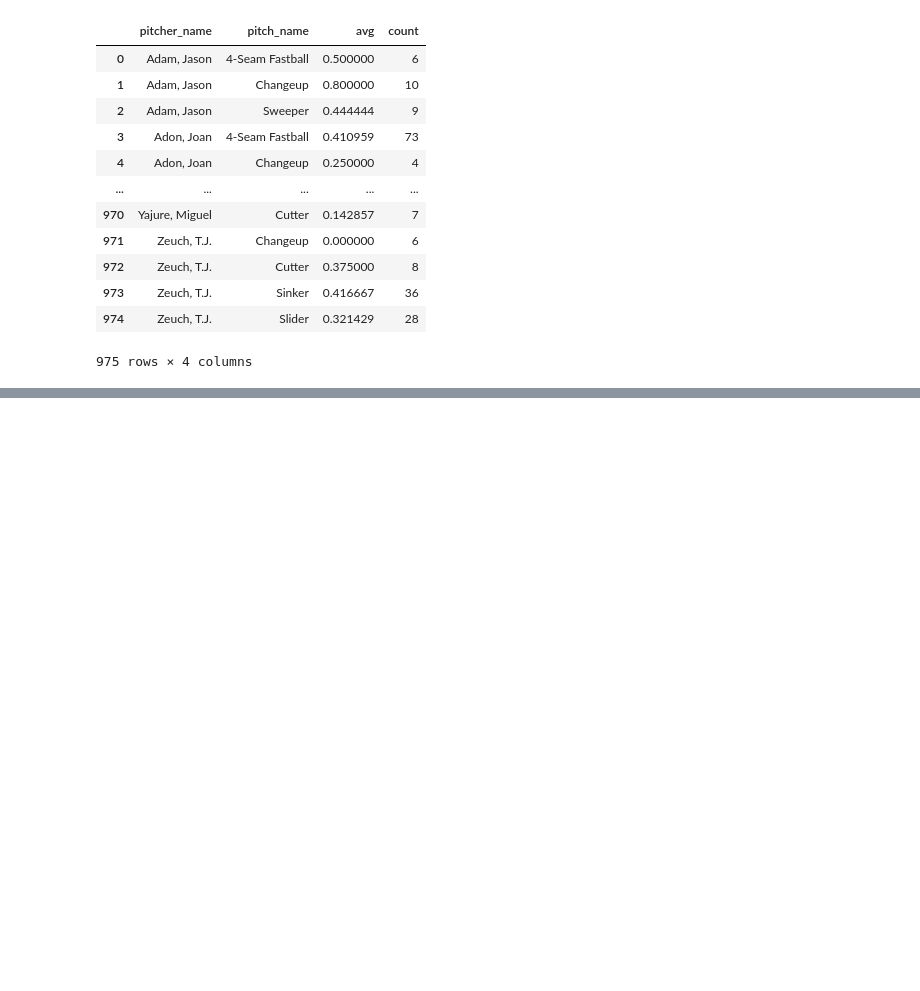
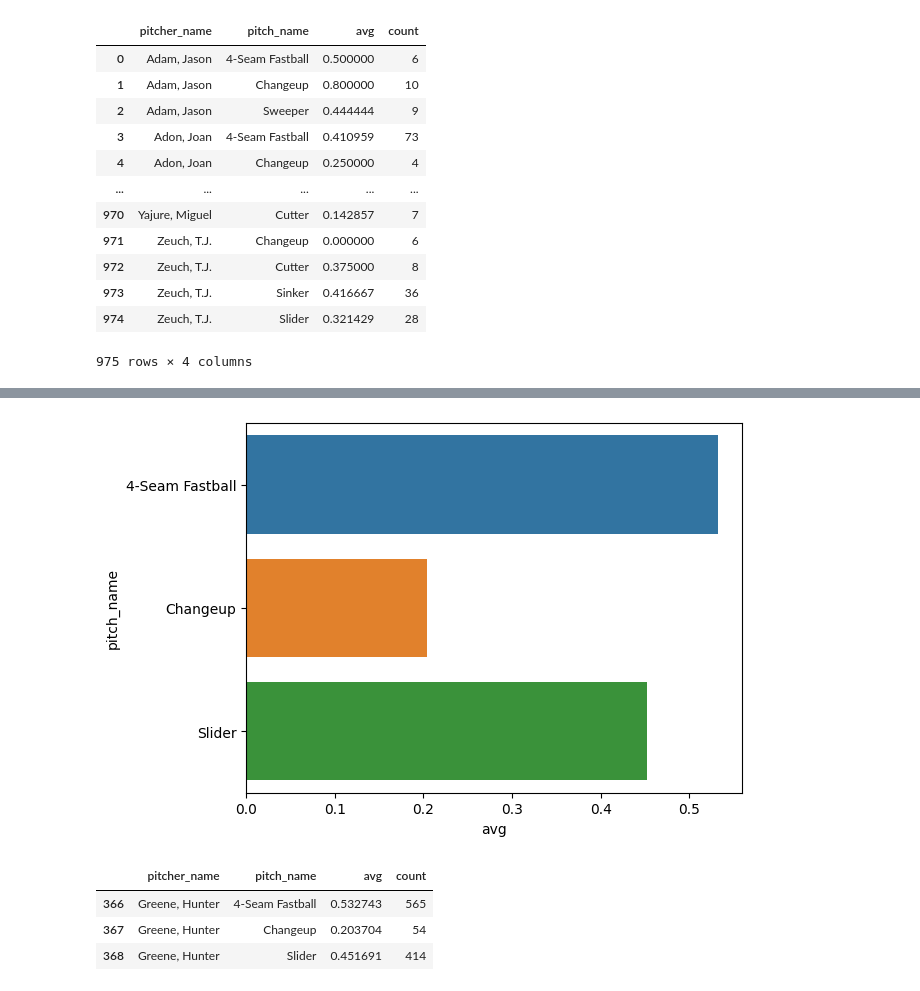
Before and after one commit to fedechaves/nw-bc, a Jupyter notebook: day1.ipynb, the cells around one changed output, grey strips where cells are left out. Cells and saved outputs as stored; diff of their text form; code cells hidden in the pictures; blank space fills up the shorter version.

```diff
--- a/day1.ipynb
+++ b/day1.ipynb
@@ -313,3 +329,14 @@ df3
 # %%
-pitcher_name = 'Green, Hunter'
-df_plt = df3.loc[df3['pitcher_name'] == pitcher_name]
+pitcher_name = 'Greene, Hunter'
+df_plt = df3.loc[df3['pitcher_name']==pitcher_name]
+sns.barplot(data=df_plt,x='avg',y='pitch_name')
+plt.show()
+# %% [output]
+[figure, added]
+# %%
+df_plt
+# %% [output]
+|  | pitcher_name | pitch_name | avg | count |
+| 366 | Greene, Hunter | 4-Seam Fastball | 0.532743 | 565 |
+| 367 | Greene, Hunter | Changeup | 0.203704 | 54 |
+| 368 | Greene, Hunter | Slider | 0.451691 | 414 |
```
Also changed, not shown: parts of 2 cells of this notebook.
